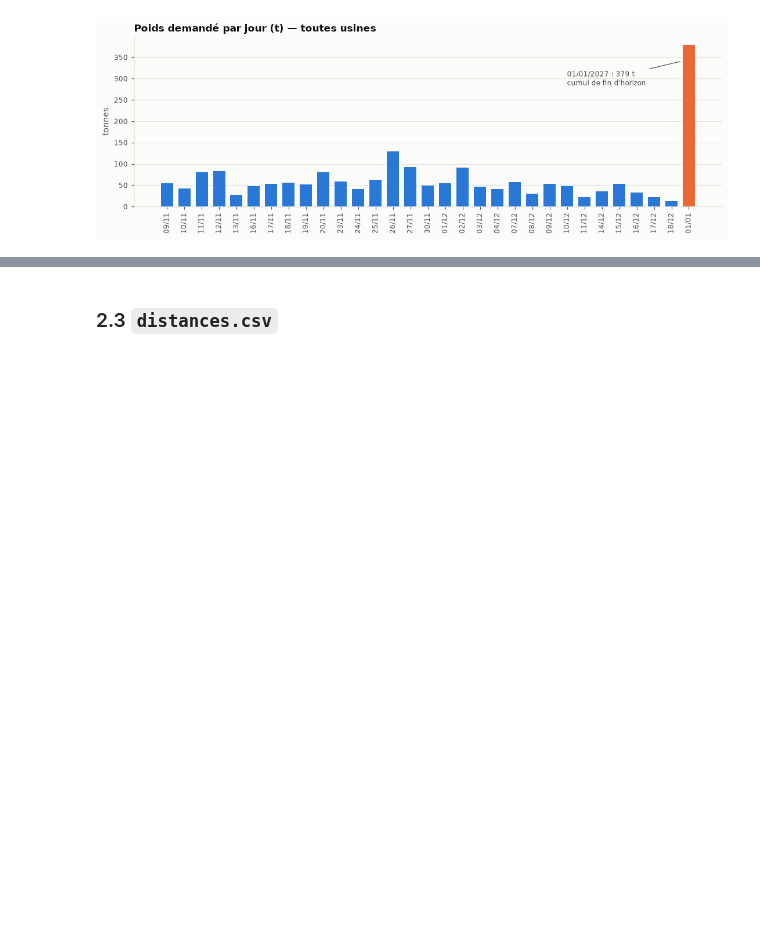
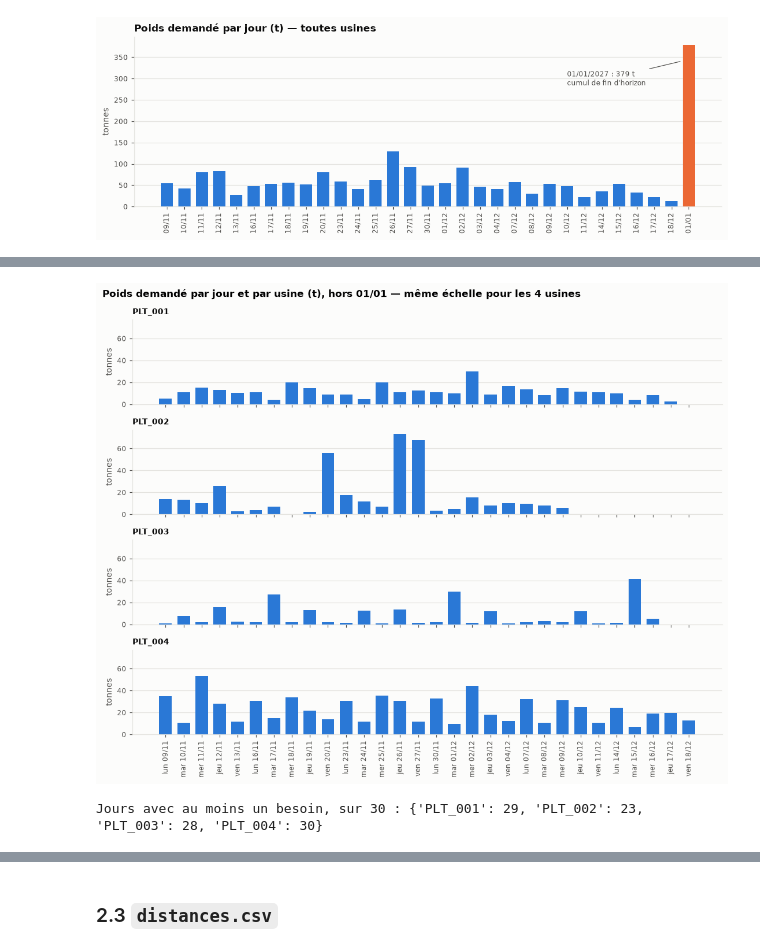
Before and after one commit to exauceh/delivery_schedule_optimization, a Jupyter notebook: notebooks/01_cadrage_et_preparation_donnees.ipynb, the cells around one changed output, grey strips where cells are left out. Drawn from its saved outputs; the diff is of its cells as text; code cells hidden in the pictures; blank space fills up the shorter version.

```diff
--- a/notebooks/01_cadrage_et_preparation_donnees.ipynb
+++ b/notebooks/01_cadrage_et_preparation_donnees.ipynb
@@ -270,0 +183,21 @@ plt.tight_layout(); plt.show()
+# %%
+plants = sorted(needs_raw["plant"].unique())
+per_plant = (needs_raw[needs_raw["date"] != last]
+             .pivot_table(index="date", columns="plant", values="weight", aggfunc="sum")
+             .reindex(columns=plants).fillna(0) / 1000)
+jours = ["lun", "mar", "mer", "jeu", "ven", "sam", "dim"]
+labels = [f"{jours[d.weekday()]} {d:%d/%m}" for d in per_plant.index]
+
+fig, axes = plt.subplots(len(plants), 1, figsize=(10, 8), sharex=True, sharey=True)
+for ax, plant in zip(axes, plants):
+    ax.bar(labels, per_plant[plant].values, color=PRIMARY, width=0.7)
+    ax.set_title(plant, fontsize=9)
+    ax.set_ylabel("tonnes")
+axes[-1].tick_params(axis="x", rotation=90)
+fig.suptitle("Poids demandé par jour et par usine (t), hors 01/01 — même échelle pour les 4 usines",
+             x=0.01, ha="left", fontsize=11, fontweight="bold")
+plt.tight_layout(); plt.show()
+print("Jours avec au moins un besoin, sur", len(per_plant), ":", (per_plant > 0).sum().to_dict())
+# %% [output]
+[figure, added]
+Jours avec au moins un besoin, sur 30 : {'PLT_001': 29, 'PLT_002': 23, 'PLT_003': 28, 'PLT_004': 30}
```
Also changed, not shown: parts of 49 cells of this notebook, 3 other files.
